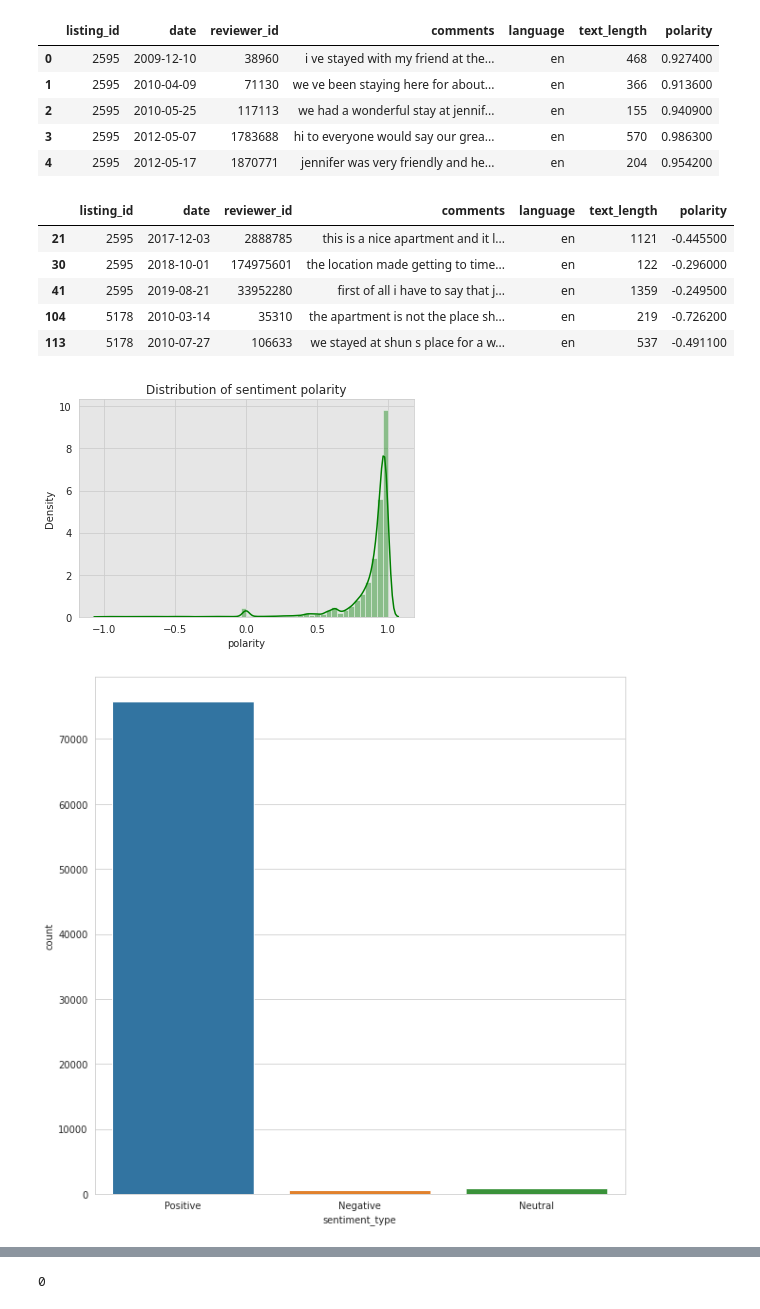
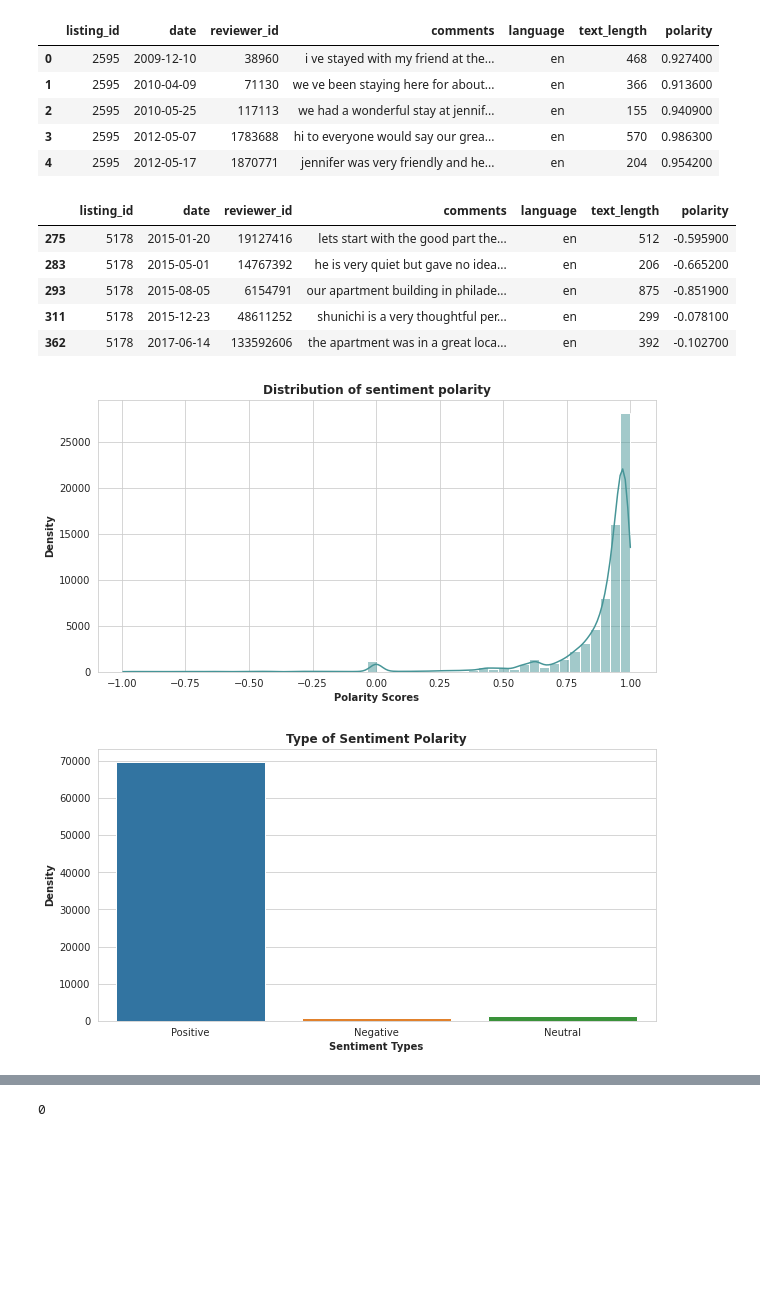
Before and after one commit to kamalova/Airbnb-Recommendation-Engine-NLP, a Jupyter notebook: Sentiment_Analysis.ipynb, the cells around one changed output, grey strips where cells are left out. Drawn from its saved outputs; the diff is of its cells as text; code cells hidden in the pictures; blank space fills up the shorter version.

```diff
--- a/Sentiment_Analysis.ipynb
+++ b/Sentiment_Analysis.ipynb
@@ -376,34 +376,42 @@ df_reviews[:5].style.bar(subset=['polarity'], align='mid', color=['#d65f5f', '#5
 | 3 | 2595 | 2012-05-07 | 1783688 | hi to everyone would say our grea... | en | 570 | 0.986300 |
 | 4 | 2595 | 2012-05-17 | 1870771 | jennifer was very friendly and he... | en | 204 | 0.954200 |
 # %%
-df_reviews[df_reviews['polarity']<0][:5].style.bar(subset=['polarity'], align='mid', color=['#d65f5f', '#5fba7d'])
+df_reviews[df_reviews['polarity']<0][10:15].style.bar(subset=['polarity'], align='mid', color=['#d65f5f', '#5fba7d'])
 # %% [output]
 |  | listing_id | date | reviewer_id | comments | language | text_length | polarity |
-| 21 | 2595 | 2017-12-03 | 2888785 | this is a nice apartment and it l... | en | 1121 | -0.445500 |
-| 30 | 2595 | 2018-10-01 | 174975601 | the location made getting to time... | en | 122 | -0.296000 |
-| 41 | 2595 | 2019-08-21 | 33952280 | first of all i have to say that j... | en | 1359 | -0.249500 |
-| 104 | 5178 | 2010-03-14 | 35310 | the apartment is not the place sh... | en | 219 | -0.726200 |
-| 113 | 5178 | 2010-07-27 | 106633 | we stayed at shun s place for a w... | en | 537 | -0.491100 |
+| 275 | 5178 | 2015-01-20 | 19127416 | lets start with the good part the... | en | 512 | -0.595900 |
+| 283 | 5178 | 2015-05-01 | 14767392 | he is very quiet but gave no idea... | en | 206 | -0.665200 |
+| 293 | 5178 | 2015-08-05 | 6154791 | our apartment building in philade... | en | 875 | -0.851900 |
+| 311 | 5178 | 2015-12-23 | 48611252 | shunichi is a very thoughtful per... | en | 299 | -0.078100 |
+| 362 | 5178 | 2017-06-14 | 133592606 | the apartment was in a great loca... | en | 392 | -0.102700 |
-# %%
-sns.distplot(df_reviews['polarity'], norm_hist=True, color='g')
-plt.title('Distribution of sentiment polarity');
-# %% [output]
-[figure, removed]
+# %%
+# Plot distribution of the comment length
+plt.figure(figsize=(10, 5))
+sns.histplot(df_reviews['polarity'], kde=True, bins=50, color='#469597')
+plt.title('Distribution of sentiment polarity', fontweight="bold")
+plt.xlabel('Polarity Scores', fontweight="bold")
+plt.ylabel('Density', fontweight="bold");
+# %% [output]
+[figure, added]
 # %%
-def f(df_reviews):
+# Identify sentiment type
+def sentiment_type(df_reviews):
     if df_reviews['polarity'] > 0:
         val = "Positive"
     elif df_reviews['polarity'] == 0:
         val = "Neutral"
     else:
         val = "Negative"
     return val
 
-df_reviews['sentiment_type'] = df_reviews.apply(f, axis=1)
+df_reviews['sentiment_type'] = df_reviews.apply(sentiment_type, axis=1)
 
-plt.figure(figsize=(10,10))
+plt.figure(figsize=(10,5))
 sns.set_style("whitegrid")
 ax = sns.countplot(x="sentiment_type", data=df_reviews)
+plt.title('Type of Sentiment Polarity', fontweight="bold")
+plt.xlabel('Sentiment Types', fontweight="bold")
+plt.ylabel('Density', fontweight="bold");
 # %% [output]
-[figure, old version]
+[figure, new version]
 # %%
```
Also changed, not shown: parts of 5 cells of this notebook.
